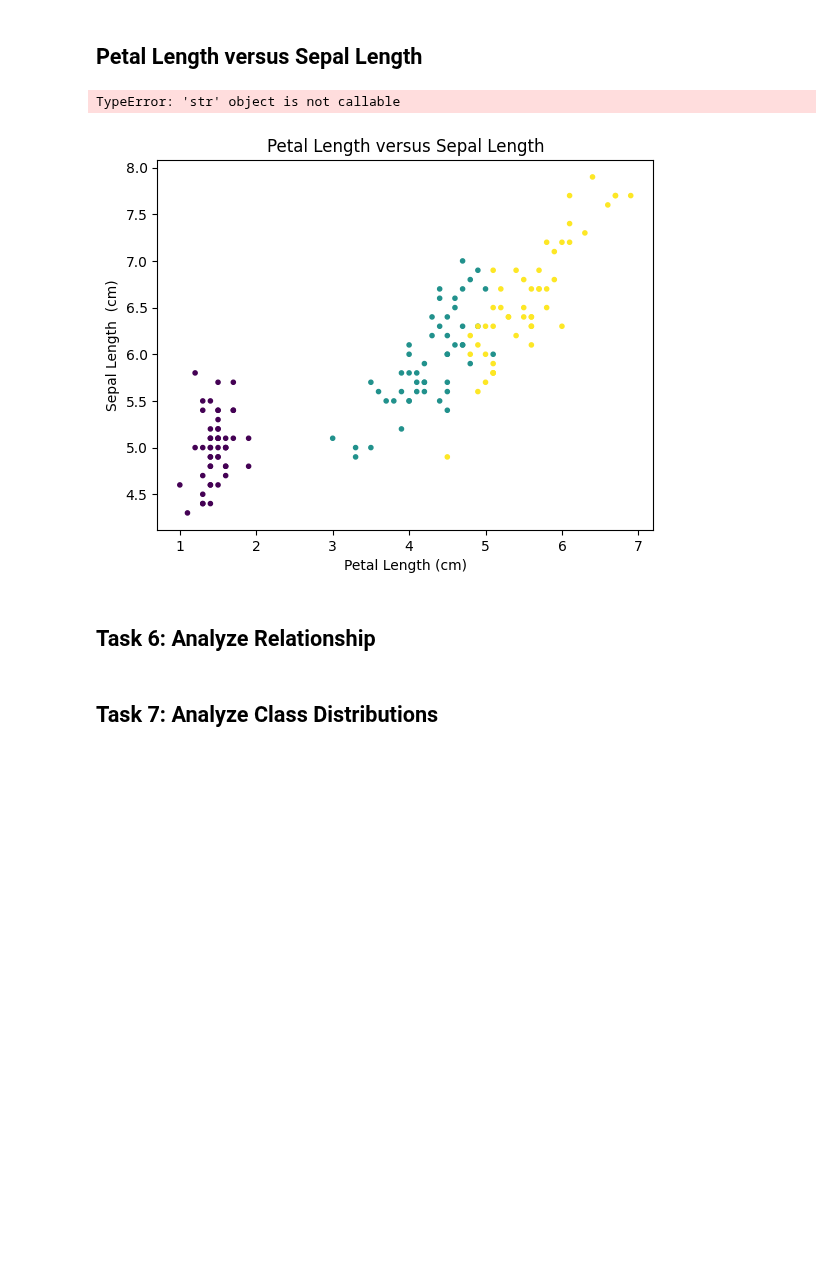
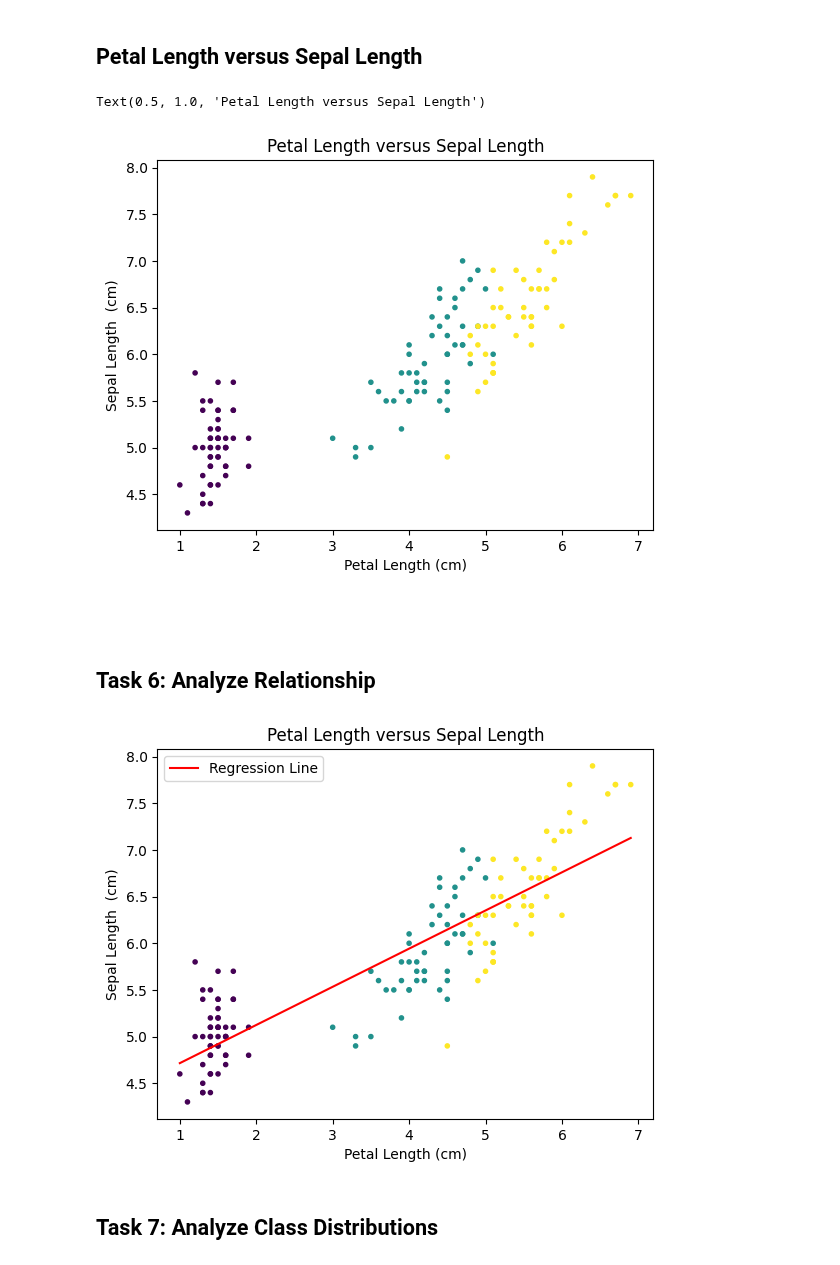
Before and after one commit to seasid3/seasid3-prin_data_analy, a Jupyter notebook: tasks.ipynb, the cells around one changed output. Cells and saved outputs as stored; diff of their text form; code cells hidden in the pictures; blank space fills up the shorter version.

```diff
--- a/tasks.ipynb
+++ b/tasks.ipynb
@@ -413,7 +413,6 @@ Text(0, 0.5, 'cm')
 
 # I need to first assign a name to the classes, using the target:
 Irisclass = data.target
-class_names = data.target_names
 
 # Create a figure and an axis.
 fig, ax = plt.subplots()
@@ -425,19 +424,49 @@ scatter = ax.scatter(petallength, sepallength, marker=".", c=Irisclass)
 ax.set_xlabel('Petal Length (cm)')
 ax.set_ylabel('Sepal Length  (cm)')
 plt.title("Petal Length versus Sepal Length")
-
-# Add a legend using the target_names for labels
-# Using scatter.legend_elements() to get the legend elements
-handles, labels = scatter.legend_elements()
-plt.legend(handles=handles, labels=class_names)
-
-# Show the plot
-plt.show()
 # %% [output]
-TypeError: 'str' object is not callable
+Text(0.5, 1.0, 'Petal Length versus Sepal Length')
 [figure]
+# %% [markdown]
+##
 # %% [markdown]
 ## Task 6: Analyze Relationship
+# %%
+# Add regression line to graph in scatter plot above
+# https://numpy.org/doc/stable/reference/generated/numpy.polyfit.html
+# I tried to use the np.polyfit myself and it didnt work, so i asked chatgpt
+
+Irisclass = data.target
+
+# Create a figure and an axis.
+fig, ax = plt.subplots()
+
+# Scatterpot
+scatter = ax.scatter(petallength, sepallength, marker=".", c=Irisclass)
+
+# Perform polynomial fitting (linear regression)
+deg = 1
+# Linear regression (degree 1)
+coefficients = np.polyfit(petallength, sepallength, deg)
+
+# Create a regression line (y = mx + b)
+regression_line = np.poly1d(coefficients)
+
+# Plot the regression line
+x_values = np.linspace(min(petallength), max(petallength), 100)
+y_values = regression_line(x_values)
+ax.plot(x_values, y_values, color='red', label='Regression Line')
+
+# labels
+ax.set_xlabel('Petal Length (cm)')
+ax.set_ylabel('Sepal Length  (cm)')
+plt.title("Petal Length versus Sepal Length")
+
+# Show the plot with the regression line
+plt.legend()
+plt.show()
+# %% [output]
+[figure, added]
 # %% [markdown]
 ## Task 7: Analyze Class Distributions
 # %% [markdown]
```
